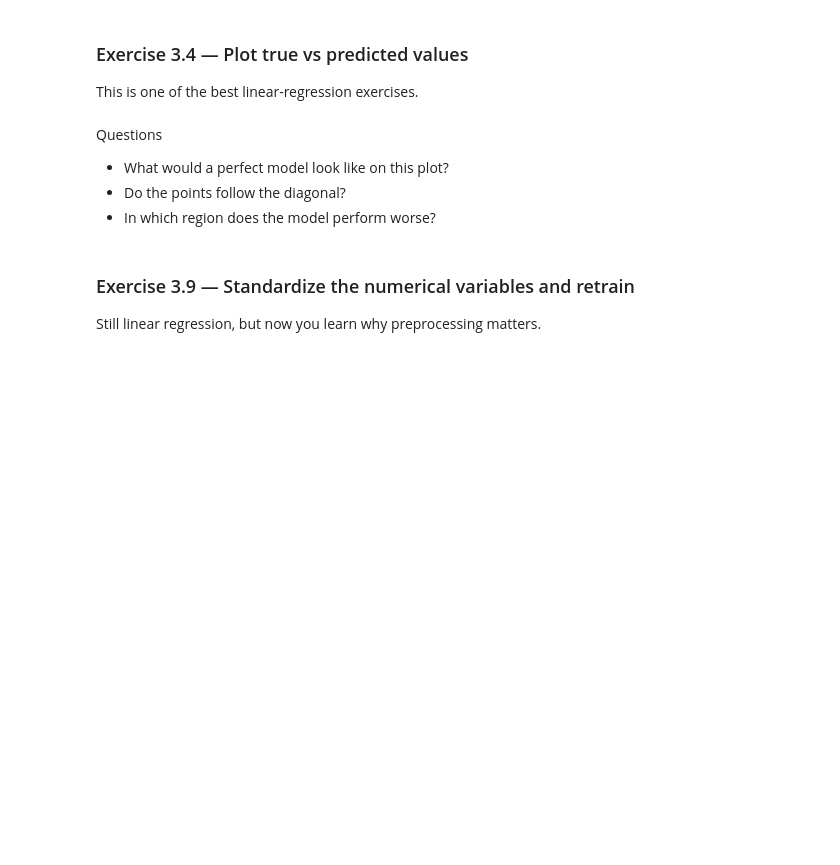
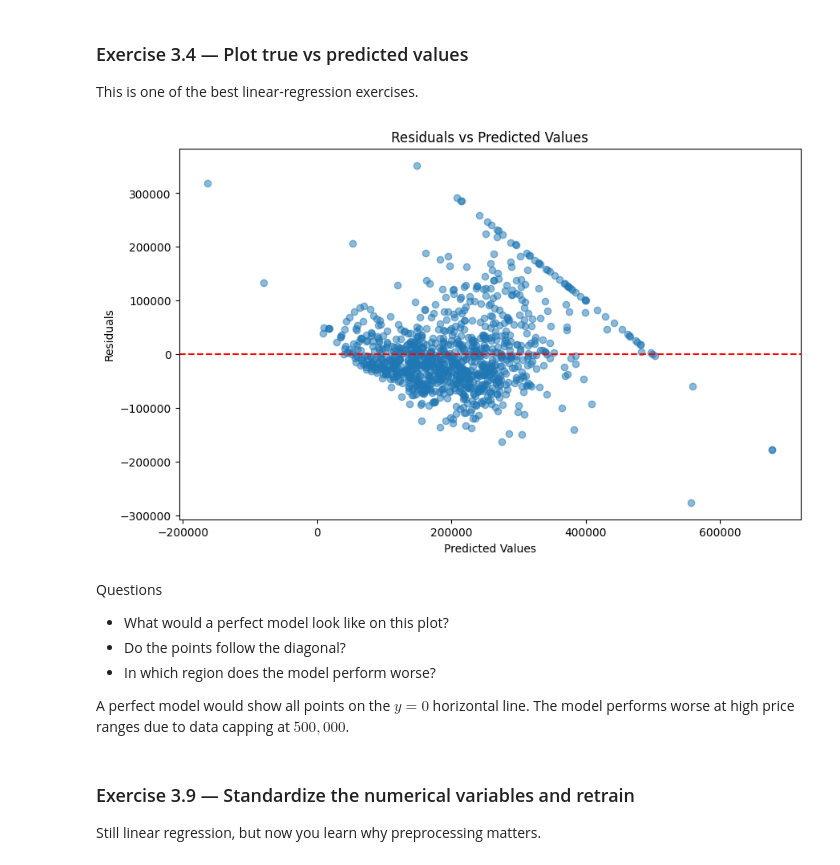
Before and after one commit to marekmichalczyk03-blip/r1, a Jupyter notebook: 5-housing-exercise-empty.ipynb, the cells around one changed output. Drawn from its saved outputs; the diff is of its cells as text; code cells hidden in the pictures; blank space fills up the shorter version.

```diff
--- a/5-housing-exercise-empty.ipynb
+++ b/5-housing-exercise-empty.ipynb
@@ -400,3 +496,14 @@ Test set shape: (4128, 16)
 ### Exercise 3.1 — Look at a few predictions
 
 New cell
+# %%
+from sklearn.linear_model import LinearRegression
+model = LinearRegression()
+model.fit(X_train_prepared, y_train)
+y_pred = model.predict(X_test_prepared)
+results_df = pd.DataFrame({
+    "actual": y_test,
+    "predicted": y_pred,
+    "residual": y_test - y_pred
+})
+results_df["residual"].describe()
@@ -431,3 +539,9 @@ Name: residual, dtype: float64
+# %%
+results_df = pd.DataFrame({
+    "actual": y_test.values.flatten(),
+    "predicted": y_pred.flatten(),
+})
+results_df["residual"] = results_df["actual"] - results_df["predicted"]
 # %% [markdown]
 Questions
 
@@ -438,12 +552,25 @@ Questions
 ### Exercise 3.4 — Plot true vs predicted values
 
 This is one of the best linear-regression exercises.
+# %%
+plot_data = results_df.sample(n=1000, random_state=42)
+plt.figure(figsize=(10, 6))
+plt.scatter(plot_data["predicted"], plot_data["residual"], alpha=0.5)
+plt.axhline(y=0, color='red', linestyle='--')
+plt.xlabel("Predicted Values")
+plt.ylabel("Residuals")
+plt.title("Residuals vs Predicted Values")
+plt.show()
+# %% [output]
+[figure, added]
 # %% [markdown]
 Questions
 
 - What would a perfect model look like on this plot?
 - Do the points follow the diagonal?
 - In which region does the model perform worse?
+
+A perfect model would show all points on the $y=0$ horizontal line. The model performs worse at high price ranges due to data capping at $500,000$.
 # %% [markdown]
 ### Exercise 3.9 — Standardize the numerical variables and retrain
 
```
Also changed, not shown: parts of 17 cells of this notebook.
